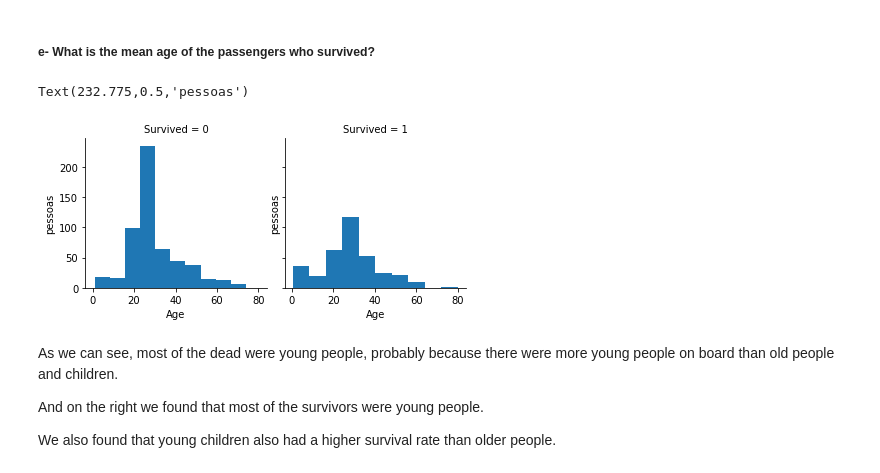
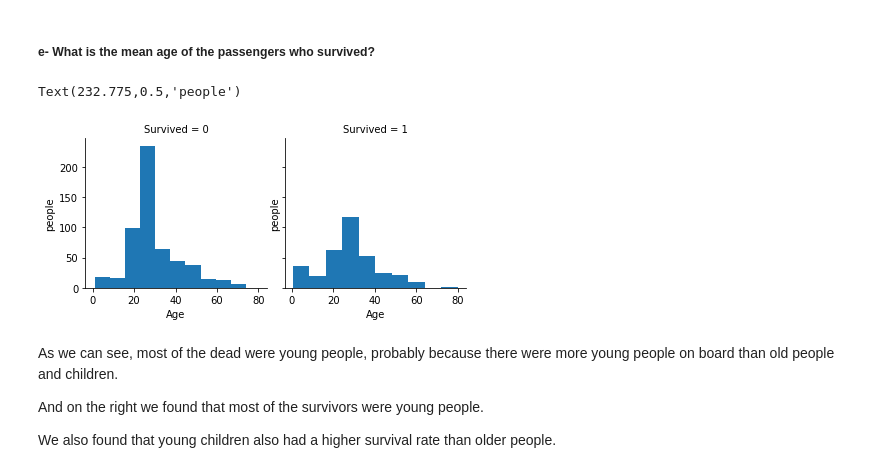
Before and after one commit to romulloferreira/Titanic_Dataset, a Jupyter notebook: Titanic_Dataset.ipynb, the cells around one changed output. Drawn from its saved outputs; the diff is of its cells as text; code cells hidden in the pictures.

```diff
--- a/Titanic_Dataset.ipynb
+++ b/Titanic_Dataset.ipynb
@@ -276,14 +316,14 @@ As we can see above, more than 50% of class 1 survived.
 # %%
 #HISTOGRAM CHART
 #Left side of the graph shows the age of the passengers who died and the right side shows the age of the passengers who survived
 grafico_sobreviventes_idade = sns.FacetGrid(df_titanic, col='Survived')
 
-grafico_sobreviventes_idade.map(plt.hist, 'Age', bins=10).set_ylabels('pessoas')
+grafico_sobreviventes_idade.map(plt.hist, 'Age', bins=10).set_ylabels('people')
 
-plt.ylabel('pessoas', fontsize=10)
+plt.ylabel('people', fontsize=10)
 # %% [output]
-Text(232.775,0.5,'pessoas')
+Text(232.775,0.5,'people')
-[figure, old version]
+[figure, new version]
 # %% [markdown]
 As we can see, most of the dead were young people, probably because there were more young people on board than old people and children.
 
```
Also changed, not shown: parts of 10 cells of this notebook.
